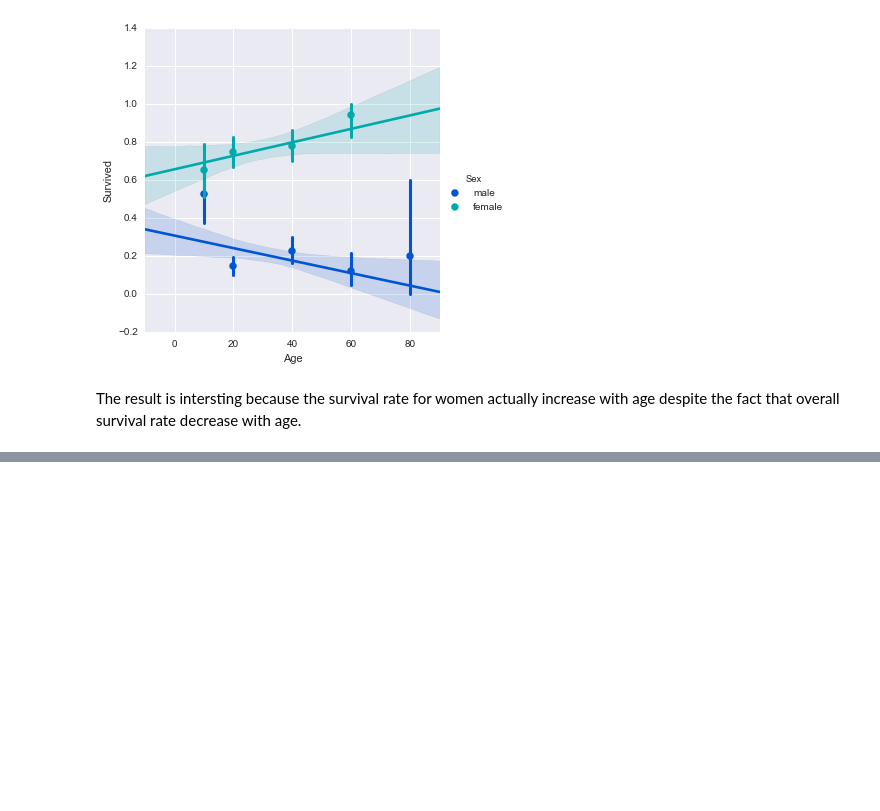
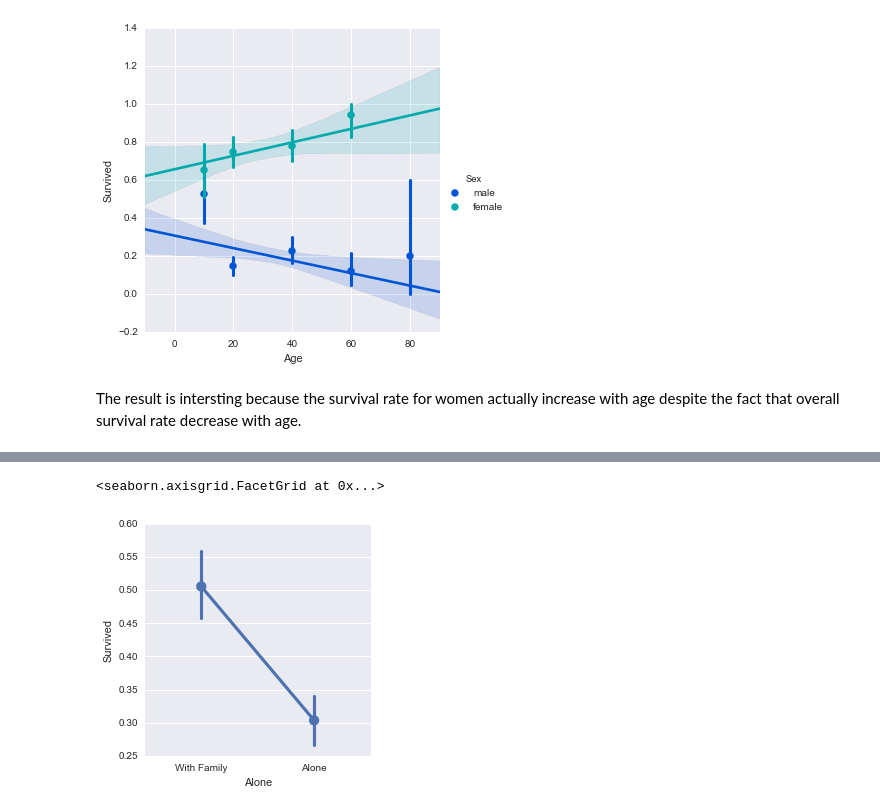
Before and after one commit to suruisunstat/Titanic-Survival, a Jupyter notebook: Titanic+Survival+Analysis.ipynb, the cells around one changed output, grey strips where cells are left out. Saved outputs shown, nothing was run; the diff lists cells and outputs as text; code cells hidden in the pictures; blank space fills up the shorter version.

```diff
--- a/Titanic+Survival+Analysis.ipynb
+++ b/Titanic+Survival+Analysis.ipynb
@@ -345,0 +407,5 @@ The result is intersting because the survival rate for women actually increase w
+# %%
+sns.factorplot('Alone','Survived',data=titanic_df)
+# %% [output]
+<seaborn.axisgrid.FacetGrid at 0x...>
+[figure, added]
```
Also changed, not shown: parts of 19 cells of this notebook.
